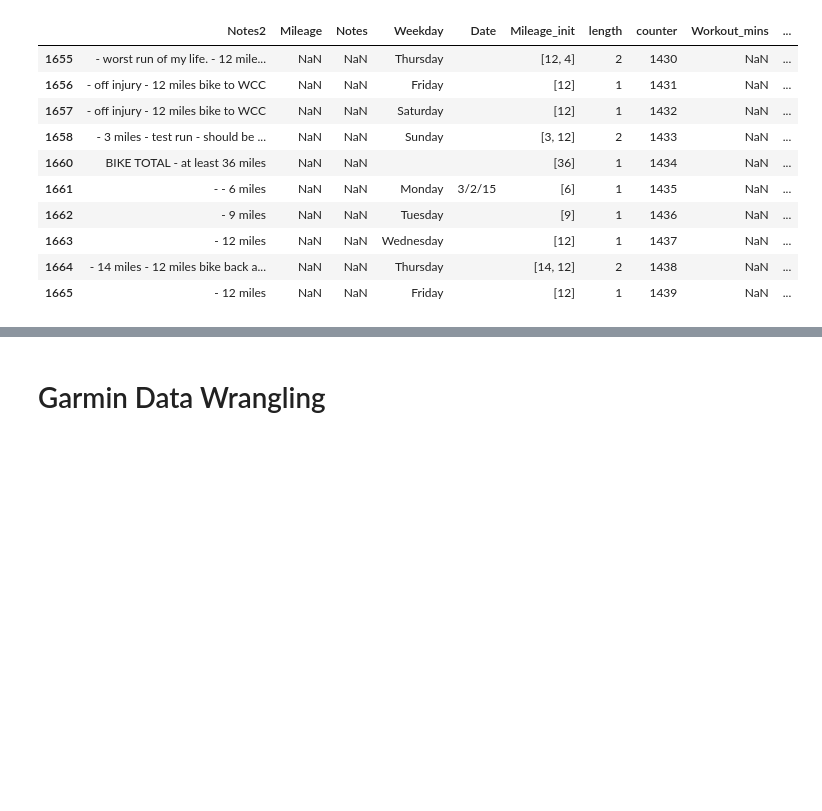
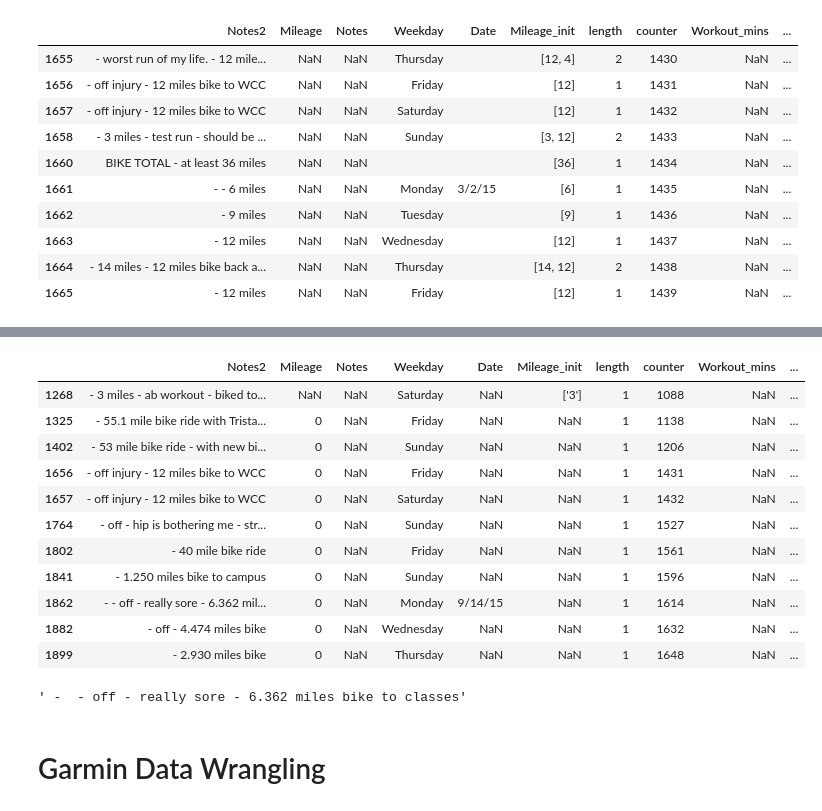
Before and after one commit to lilfetz22/Running_data, a Jupyter notebook: Running_Log.ipynb, the cells around one changed output, grey strips where cells are left out. Cells and saved outputs as stored; diff of their text form; code cells hidden in the pictures; blank space fills up the shorter version.

Commit message:
another mileage update that excludes the few days where I only had bike mileage and not running mileage

```diff
--- a/Running_Log.ipynb
+++ b/Running_Log.ipynb
@@ -251,0 +250,20 @@ row
+# %%
+filt = new_log[new_log['Notes2'].str.contains('bike', na=False)]
+filt[filt.length < 2]
+# %% [output]
+|  | Notes2 | Mileage | Notes | Weekday | Date | Mileage_init | length | counter | Workout_mins | ... |
+| 1268 | - 3 miles - ab workout - biked to... | NaN | NaN | Saturday | NaN | ['3'] | 1 | 1088 | NaN | ... |
+| 1325 | - 55.1 mile bike ride with Trista... | 0 | NaN | Friday | NaN | NaN | 1 | 1138 | NaN | ... |
+| 1402 | - 53 mile bike ride - with new bi... | 0 | NaN | Sunday | NaN | NaN | 1 | 1206 | NaN | ... |
+| 1656 | - off injury - 12 miles bike to WCC | 0 | NaN | Friday | NaN | NaN | 1 | 1431 | NaN | ... |
+| 1657 | - off injury - 12 miles bike to WCC | 0 | NaN | Saturday | NaN | NaN | 1 | 1432 | NaN | ... |
+| 1764 | - off - hip is bothering me - str... | 0 | NaN | Sunday | NaN | NaN | 1 | 1527 | NaN | ... |
+| 1802 | - 40 mile bike ride | 0 | NaN | Friday | NaN | NaN | 1 | 1561 | NaN | ... |
+| 1841 | - 1.250 miles bike to campus | 0 | NaN | Sunday | NaN | NaN | 1 | 1596 | NaN | ... |
+| 1862 | - - off - really sore - 6.362 mil... | 0 | NaN | Monday | 9/14/15 | NaN | 1 | 1614 | NaN | ... |
+| 1882 | - off - 4.474 miles bike | 0 | NaN | Wednesday | NaN | NaN | 1 | 1632 | NaN | ... |
+| 1899 | - 2.930 miles bike | 0 | NaN | Thursday | NaN | NaN | 1 | 1648 | NaN | ... |
+# %%
+log_csv3.iloc[1614,0]
+# %% [output]
+' -  - off - really sore - 6.362 miles bike to classes'
```
Also changed, not shown: parts of 5 cells of this notebook.
